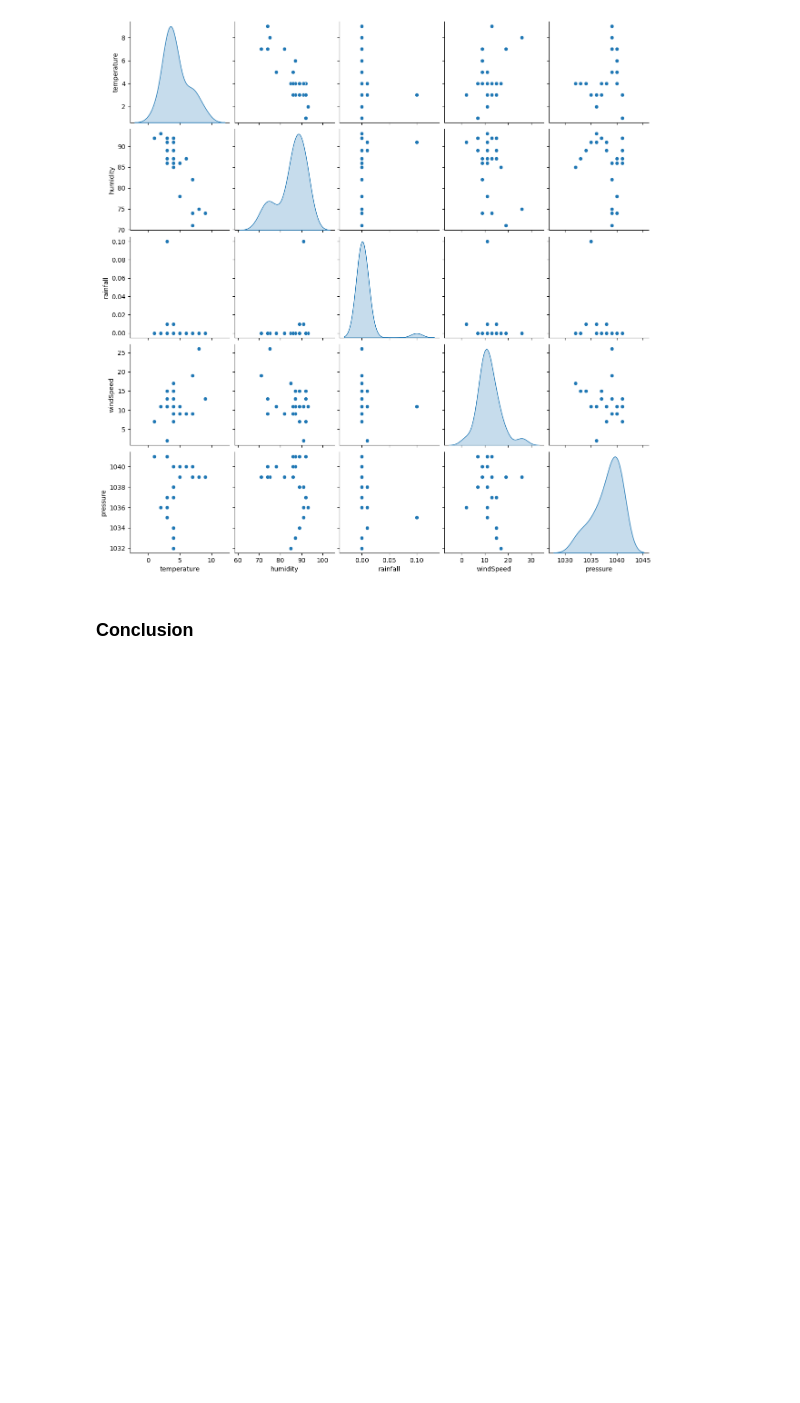
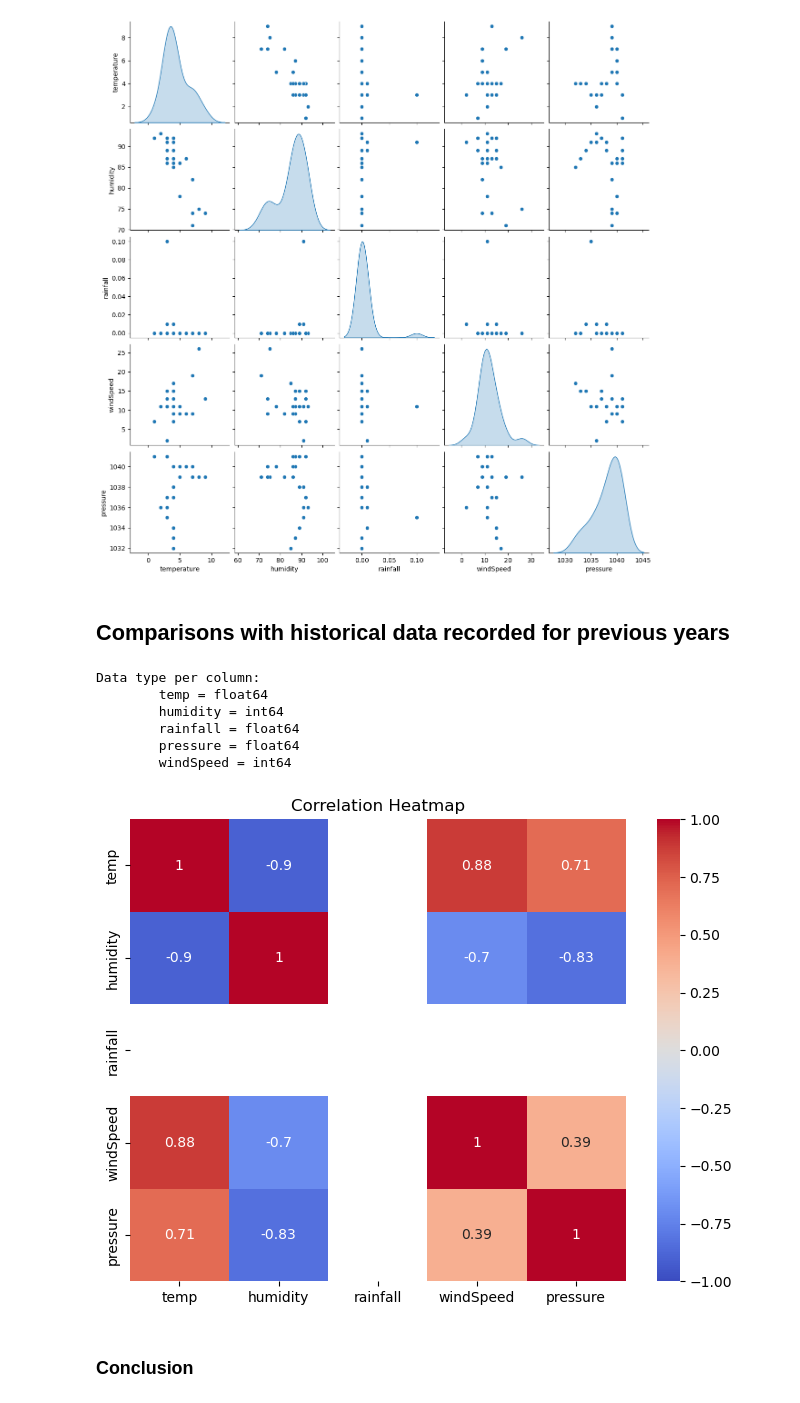
Before and after one commit to Ange-Dvs/computer_infrastructure_assessment, a Jupyter notebook: weather.ipynb, the cells around one changed output. Cells and saved outputs as stored; diff of their text form; code cells hidden in the pictures; blank space fills up the shorter version.

Commit message:
CSV files added containing the data for previous years recorded on the same date in Athenry. Test done to see the 2020 data.

```diff
--- a/weather.ipynb
+++ b/weather.ipynb
@@ -212,6 +220,12 @@ print(df) #  printing quickly check the data
 21      0.00      1041  Sunday 2024-08-12      21:00
 22      0.00      1041  Sunday 2024-08-12      22:00
 23      0.00      1041  Sunday 2024-08-12      23:00
+# %%
+# reading in historical data for comparision
+df2020 = pd.read_csv('data/historical_data_athenry/2020_12_hourly.csv')
+df2021 = pd.read_csv('data/historical_data_athenry/2021_12_hourly.csv')
+df2022 = pd.read_csv('data/historical_data_athenry/2022_12_hourly.csv')
+df2023 = pd.read_csv('data/historical_data_athenry/2023_12_hourly.csv')
 # %% [markdown]
 ### Checking & tidying the data
 # %%
@@ -448,6 +462,45 @@ ax = sns.pairplot(selected_columns, diag_kind='kde')
 plt.show()
 # %% [output]
 [figure]
+# %% [markdown]
+## Comparisons with historical data recorded for previous years
+# %%
+df2020.rename(columns={'wdsp':'windSpeed','rhum':'humidity','rain':'rainfall','msl':'pressure'}, inplace=True)
+
+numeric_field_to_convert2020 = ('temp','humidity', 'rainfall', 'pressure', 'windSpeed')
+
+print('Data type per column:')
+for i in numeric_field_to_convert2020: # using the defined list above to create a for loop
+    df2020[i] = pd.to_numeric(df2020[i], errors='coerce') # using the value for i in each iteration of the for loop to specify which column should be converted to numeric. If there are any string entries 'coerce' will replace them with NaN to avoid errors
+    print(f'\t{i} = {df2020[i].dtype}') # printing the name of the column for each iteration and the dtype after the conversion
+
+# Ensuring no columns have blank strings
+
+df2020.replace("", np.nan, inplace=True) # replacing empty strings in the DataFrame with NaN
+
+df2020['datetime'] = pd.to_datetime(df2020['date'], format='%d-%b-%Y %H:%M', errors='coerce') # merging the date and reportTime columns as strings and converting to a pandas datetime series to enable it to be used as the index for the DataFrame
+
+df2020.set_index(df2020['datetime'], inplace=True) # setting the date as the index
+df2020= df2020.drop((['datetime', 'date']),axis =1) # removing the datetime column as the index now contains the pandas datetime series so the extra column is duplicated
+#print(df) # print for testing
+
+# defining the columns to be used for the heatmap of the correlation
+correlation_values = df2020[['temp', 'humidity', 'rainfall', 'windSpeed', 'pressure']].corr()
+
+# plotting the heatmap of the correlation
+
+plt.figure(figsize=(8, 6))
+sns.heatmap(correlation_values, annot=True, cmap='coolwarm', vmin=-1, vmax=1)
+plt.title('Correlation Heatmap')
+plt.show()
+# %% [output]
+Data type per column:
+        temp = float64
+        humidity = int64
+        rainfall = float64
+        pressure = float64
+        windSpeed = int64
+[figure, added]
 # %% [markdown]
 ### Conclusion
 # %% [markdown]
```
Also changed, not shown: parts of 1 cell of this notebook, 5 other files.
